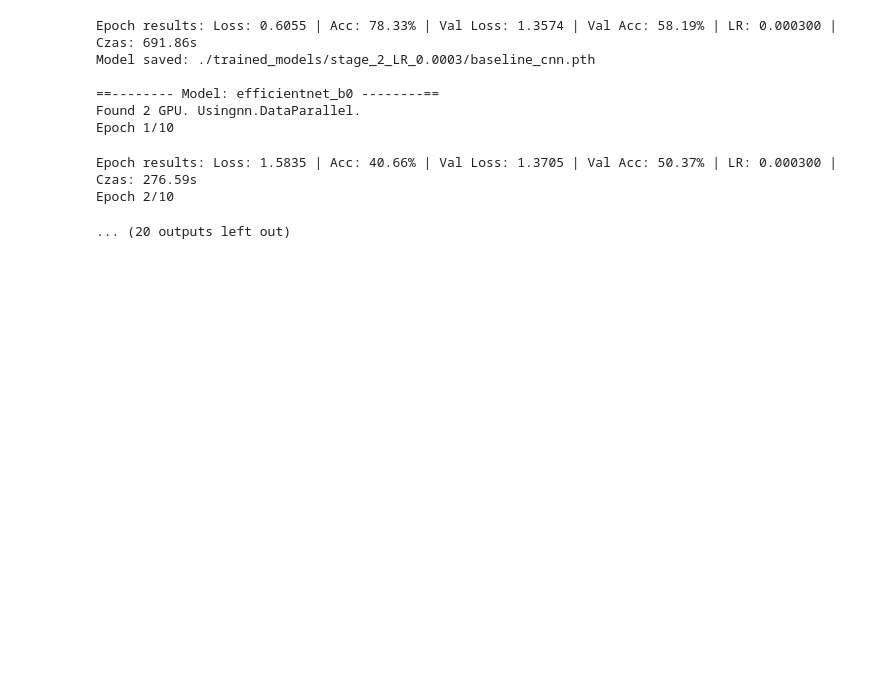
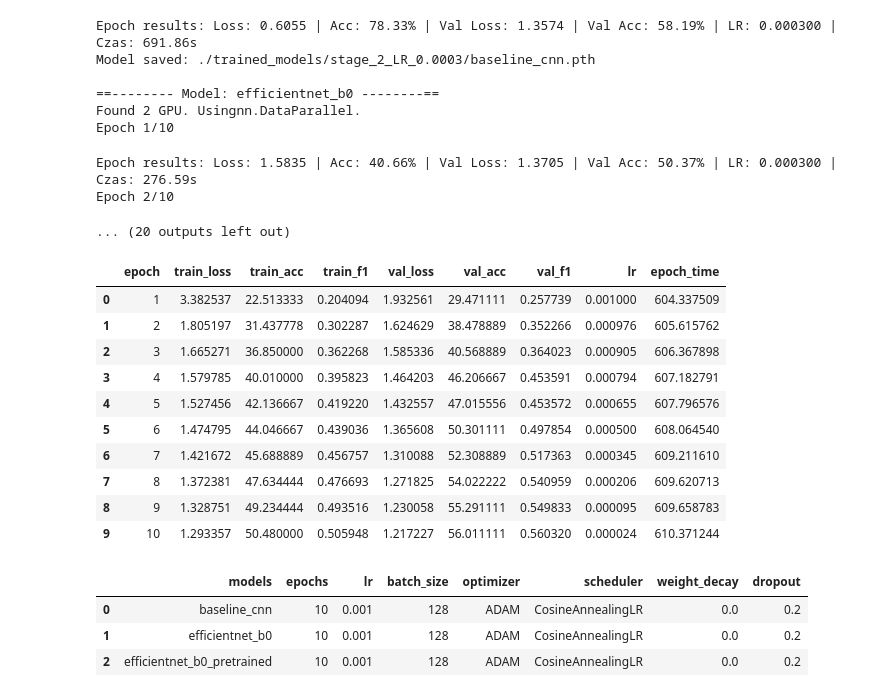
Before and after one commit to michalwietecki/deep-learning-project-1, a Jupyter notebook: main.ipynb, the cells around one changed output. Cells and saved outputs as stored; diff of their text form; code cells hidden in the pictures; blank space fills up the shorter version.

```diff
--- a/main.ipynb
+++ b/main.ipynb
@@ -578,3 +596,33 @@ Epoch 1/10
 Epoch results: Loss: 1.5835 | Acc: 40.66% | Val Loss: 1.3705 | Val Acc: 50.37% | LR: 0.000300 | Czas: 276.59s
 Epoch 2/10
 ... (20 outputs left out)
+# %%
+import torch
+import pandas as pd
+import os
+path_to_model = './trained_models/stage_3_dropout/baseline_cnn_2222.pth'
+
+
+checkpoint = torch.load(path_to_model, map_location='cpu',weights_only=False)
+history = checkpoint.get('history', {})
+df = pd.DataFrame(history)
+display(df.head(20))
+config_test = checkpoint.get('config', {})
+df_c = pd.DataFrame(config_test)
+display(df_c.head(20))
+# %% [output]
+|  | epoch | train_loss | train_acc | train_f1 | val_loss | val_acc | val_f1 | lr | epoch_time |
+| 0 | 1 | 3.382537 | 22.513333 | 0.204094 | 1.932561 | 29.471111 | 0.257739 | 0.001000 | 604.337509 |
+| 1 | 2 | 1.805197 | 31.437778 | 0.302287 | 1.624629 | 38.478889 | 0.352266 | 0.000976 | 605.615762 |
+| 2 | 3 | 1.665271 | 36.850000 | 0.362268 | 1.585336 | 40.568889 | 0.364023 | 0.000905 | 606.367898 |
+| 3 | 4 | 1.579785 | 40.010000 | 0.395823 | 1.464203 | 46.206667 | 0.453591 | 0.000794 | 607.182791 |
+| 4 | 5 | 1.527456 | 42.136667 | 0.419220 | 1.432557 | 47.015556 | 0.453572 | 0.000655 | 607.796576 |
+| 5 | 6 | 1.474795 | 44.046667 | 0.439036 | 1.365608 | 50.301111 | 0.497854 | 0.000500 | 608.064540 |
+| 6 | 7 | 1.421672 | 45.688889 | 0.456757 | 1.310088 | 52.308889 | 0.517363 | 0.000345 | 609.211610 |
+| 7 | 8 | 1.372381 | 47.634444 | 0.476693 | 1.271825 | 54.022222 | 0.540959 | 0.000206 | 609.620713 |
+| 8 | 9 | 1.328751 | 49.234444 | 0.493516 | 1.230058 | 55.291111 | 0.549833 | 0.000095 | 609.658783 |
+| 9 | 10 | 1.293357 | 50.480000 | 0.505948 | 1.217227 | 56.011111 | 0.560320 | 0.000024 | 610.371244 |
+|  | models | epochs | lr | batch_size | optimizer | scheduler | weight_decay | dropout |
+| 0 | baseline_cnn | 10 | 0.001 | 128 | ADAM | CosineAnnealingLR | 0.0 | 0.2 |
+| 1 | efficientnet_b0 | 10 | 0.001 | 128 | ADAM | CosineAnnealingLR | 0.0 | 0.2 |
+| 2 | efficientnet_b0_pretrained | 10 | 0.001 | 128 | ADAM | CosineAnnealingLR | 0.0 | 0.2 |
```
Also changed, not shown: parts of 2 cells of this notebook.
